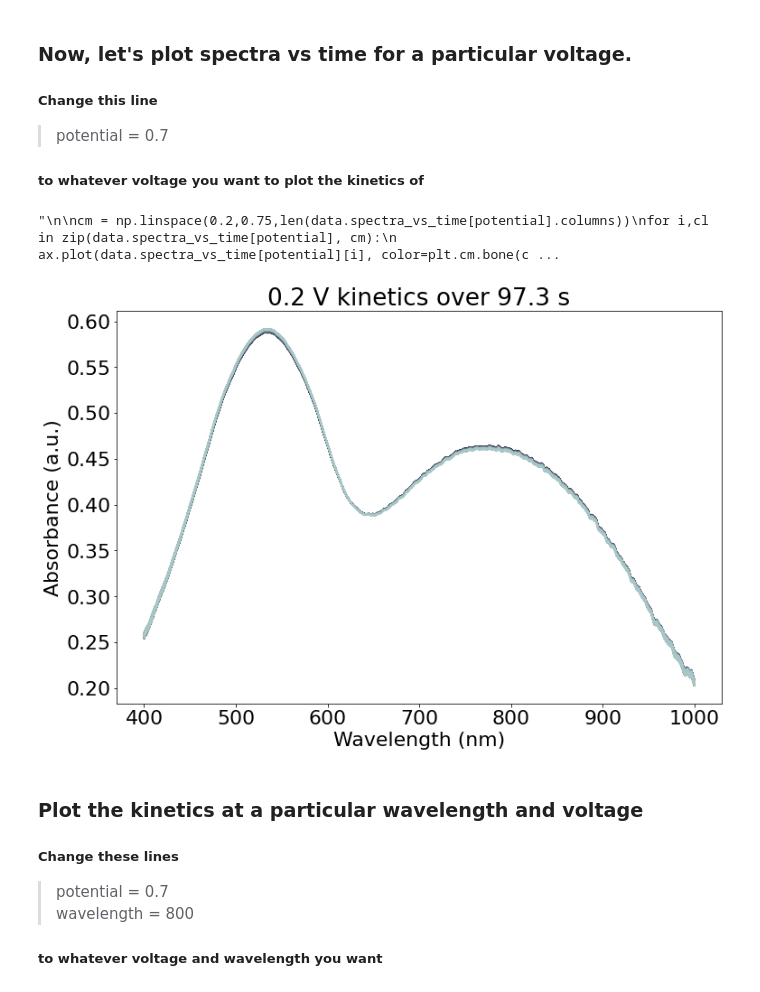
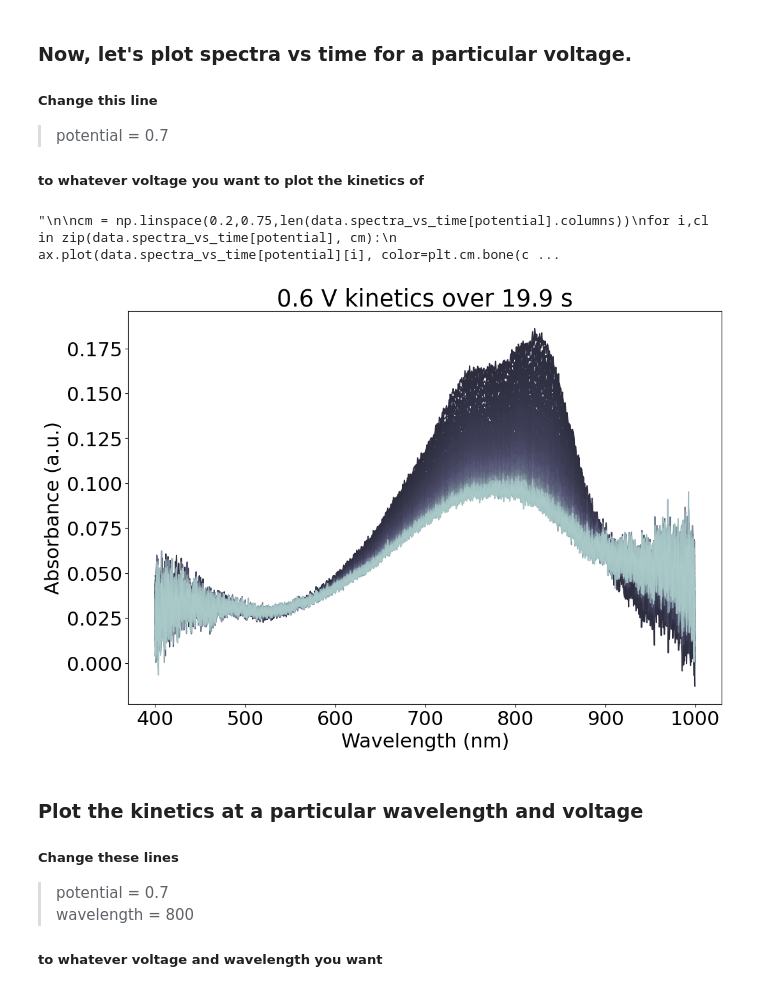
Before and after one commit to rajgiriUW/specechem_processing, a Jupyter notebook: notebooks/UV-Vis Notebook_updated.ipynb, the cells around one changed output. Saved outputs shown, nothing was run; the diff lists cells and outputs as text; code cells hidden in the pictures.

```diff
--- a/notebooks/UV-Vis Notebook_updated.ipynb
+++ b/notebooks/UV-Vis Notebook_updated.ipynb
@@ -28,7 +28,7 @@ plt.rcParams['figure.figsize'] = (16, 8)
 # edit this line is you want to hard-code a path, otherwise this lets you choose a folder
 # Otherwise leave it as COPY_PATH_TO_FOLDER_HERE and it will ask you to find a folder
 
-data_path = r'COPY_PATH_TO_FOLDER_HERE'
+data_path = r'C:\Users\raj\Documents\Coding\OECT_processing\tests\test_specechem'
 # %%
 # Windows example: r'C:\Users\Raj\OneDrive\Documents\Word\uvvis'
 # Linux example: '/home/name/path/to/dataset/20191206'
@@ -300,7 +298,7 @@ if dedata:
 # %%
 fig, ax = plt.subplots(nrows=1, figsize=(12,8),  facecolor='white')
 
-potential = 0.2 # Change this to whatever voltage you want to plot
+potential = 0.6 # Change this to whatever voltage you want to plot
 
 endtime = data.spectra_vs_time[potential].columns[-1]
 
@@ -330,34 +328,34 @@ ax.set_ylabel('Absorbance (a.u.)')
 ax.set_title(str(potential) +' V doping kinetics over ' + str(endtime) + ' s')
 
 plot_name = 'Doping Spectra at '+str(potential) +' V over ' + str(endtime) + ' s'+filenamestring+'.jpg'
 working_path = data_folder / plot_name
 #plt.savefig(path + r'//' + 'Doping Spectra at '+str(potential) +' V over ' + str(endtime) + ' s'+filenamestring+'.jpg')
 plt.savefig(working_path)
 
 
 if dedata:
     fig, ax = plt.subplots(nrows=1, figsize=(12,8),  facecolor='white')
 
     #potential = 0.7 # Change this to whatever voltage you want to plot
 
     endtime = dedata.spectra_vs_time[potential].columns[-1]
     cm = np.linspace(0.2,0.75,len(data.spectra_vs_time[potential].columns))
     for i,cl in zip(dedata.spectra_vs_time[potential], cm):
         ax.plot(dedata.spectra_vs_time[potential][i], color=plt.cm.bone(cl*1))
 
     ax.set_xlabel('Wavelength (nm)')
     ax.set_ylabel('Absorbance (a.u.)')
     ax.set_title(str(potential) +' V dedoping kinetics over ' + str(endtime) + ' s')
 
     plot_name = 'Dedoping Spectra at '+str(potential) +' V over ' + str(endtime) + ' s'+filenamestring+'.jpg'
     working_path = data_folder / plot_name
 #    plt.savefig(path + r'//' + 'Dedoping Spectra at '+str(potential) +' V over ' + str(endtime) + ' s'+filenamestring+'.jpg')
     plt.savefig(working_path)
 
 '''
 # %% [output]
 "\n\ncm = np.linspace(0.2,0.75,len(data.spectra_vs_time[potential].columns))\nfor i,cl in zip(data.spectra_vs_time[potential], cm):\n    ax.plot(data.spectra_vs_time[potential][i], color=plt.cm.bone(c ...
-[figure, old version]
+[figure, new version]
 # %% [markdown]
 
 
```
Also changed, not shown: parts of 5 cells of this notebook.
